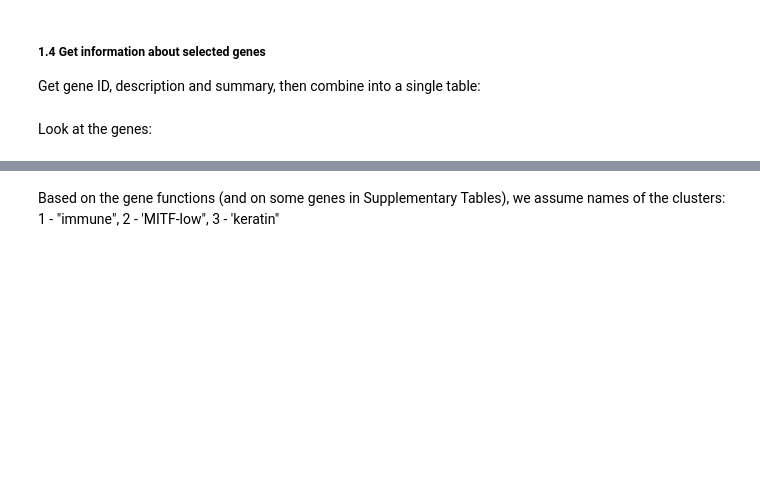
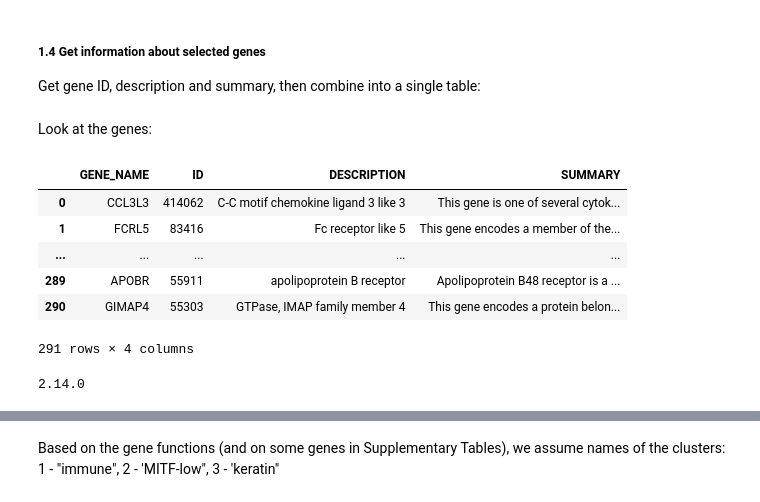
Before and after one commit to EvdokimovaAO/BostonGene_test, a Jupyter notebook: result.ipynb, the cells around one changed output, grey strips where cells are left out. Cells and saved outputs as stored; diff of their text form; code cells hidden in the pictures; blank space fills up the shorter version.

```diff
--- a/result.ipynb
+++ b/result.ipynb
@@ -285,3 +295,18 @@ group1_genes = pd.read_csv('task1_significant_genes_description_immune_329_sampl
+# %%
+pd.read_csv('test.csv')
+# %% [output]
+|  | GENE_NAME | ID | DESCRIPTION | SUMMARY |
+| 0 | CCL3L3 | 414062 | C-C motif chemokine ligand 3 like 3 | This gene is one of several cytok... |
+| 1 | FCRL5 | 83416 | Fc receptor like 5 | This gene encodes a member of the... |
+| ... | ... | ... | ... | ... |
+| 289 | APOBR | 55911 | apolipoprotein B receptor | Apolipoprotein B48 receptor is a ... |
+| 290 | GIMAP4 | 55303 | GTPase, IMAP family member 4 | This gene encodes a protein belon... |
+291 rows × 4 columns
+# %%
+import dash
+print(dash.__version__)
+# %% [output]
+2.14.0
 # %%
 from dash import Dash, dcc, html
 
```
Also changed, not shown: parts of 4 cells of this notebook.
